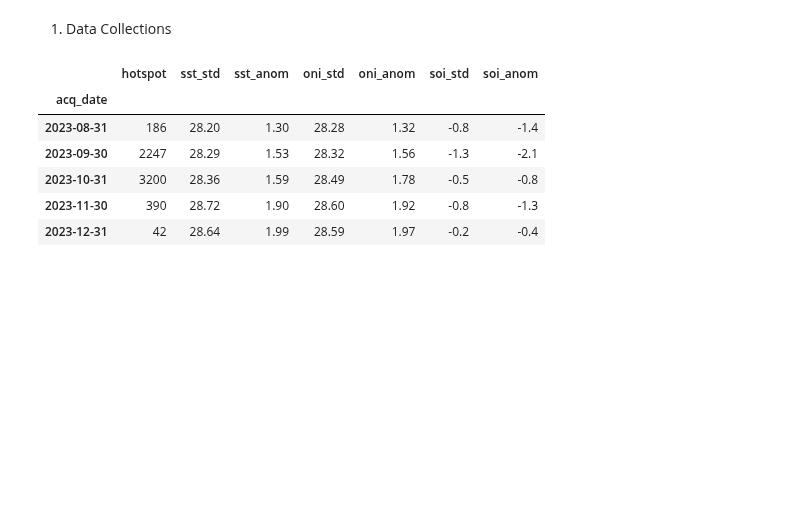
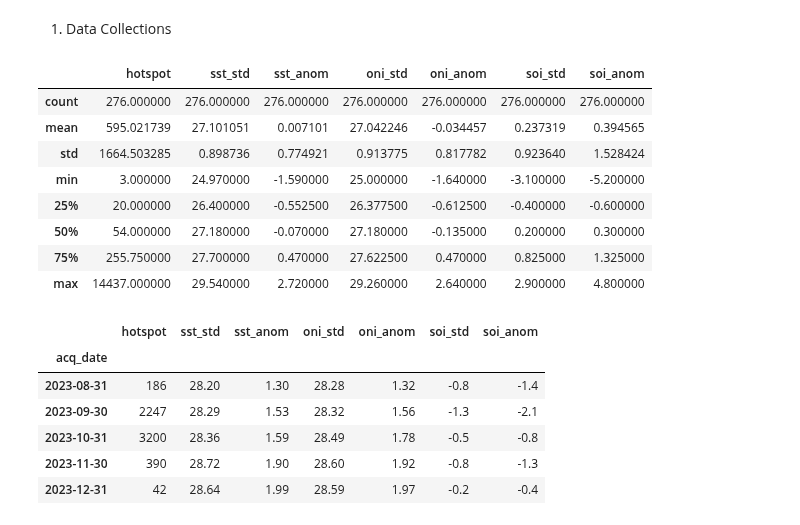
Before and after one commit to kusin/2024_BOPTN_Hopsot, a Jupyter notebook: K01 - Preprocessing.ipynb, the cells around one changed output. Cells and saved outputs as stored; diff of their text form; code cells hidden in the pictures; blank space fills up the shorter version.

```diff
--- a/K01 - Preprocessing.ipynb
+++ b/K01 - Preprocessing.ipynb
@@ -18,6 +18,19 @@ dataset = pd.read_csv("dataset/dataset_enso.csv", parse_dates=["acq_date"])
 # %%
 # set index Date
 dataset = dataset.set_index("acq_date")
+# %%
+# show dataset
+dataset.describe()
+# %% [output]
+|  | hotspot | sst_std | sst_anom | oni_std | oni_anom | soi_std | soi_anom |
+| count | 276.000000 | 276.000000 | 276.000000 | 276.000000 | 276.000000 | 276.000000 | 276.000000 |
+| mean | 595.021739 | 27.101051 | 0.007101 | 27.042246 | -0.034457 | 0.237319 | 0.394565 |
+| std | 1664.503285 | 0.898736 | 0.774921 | 0.913775 | 0.817782 | 0.923640 | 1.528424 |
+| min | 3.000000 | 24.970000 | -1.590000 | 25.000000 | -1.640000 | -3.100000 | -5.200000 |
+| 25% | 20.000000 | 26.400000 | -0.552500 | 26.377500 | -0.612500 | -0.400000 | -0.600000 |
+| 50% | 54.000000 | 27.180000 | -0.070000 | 27.180000 | -0.135000 | 0.200000 | 0.300000 |
+| 75% | 255.750000 | 27.700000 | 0.470000 | 27.622500 | 0.470000 | 0.825000 | 1.325000 |
+| max | 14437.000000 | 29.540000 | 2.720000 | 29.260000 | 2.640000 | 2.900000 | 4.800000 |
 # %%
 # show dataset
 dataset.tail()
```
